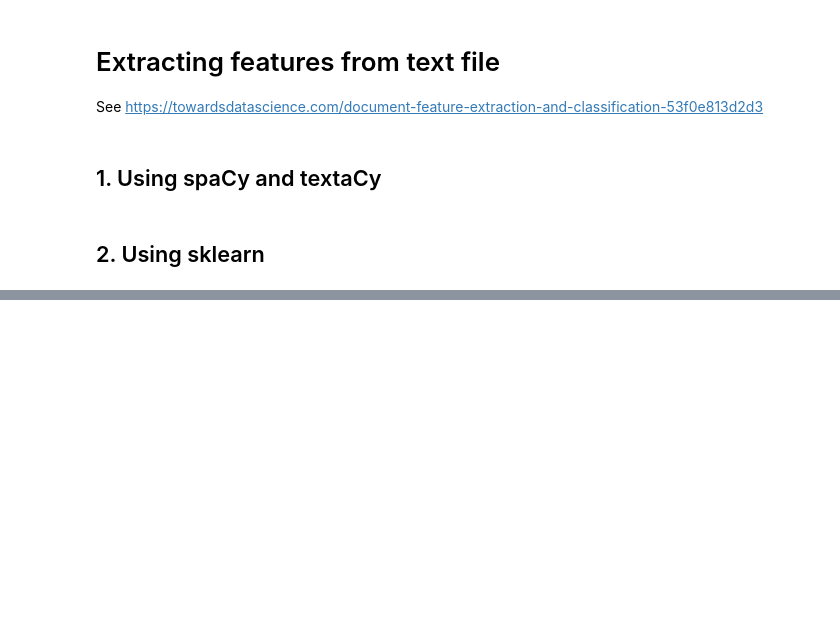
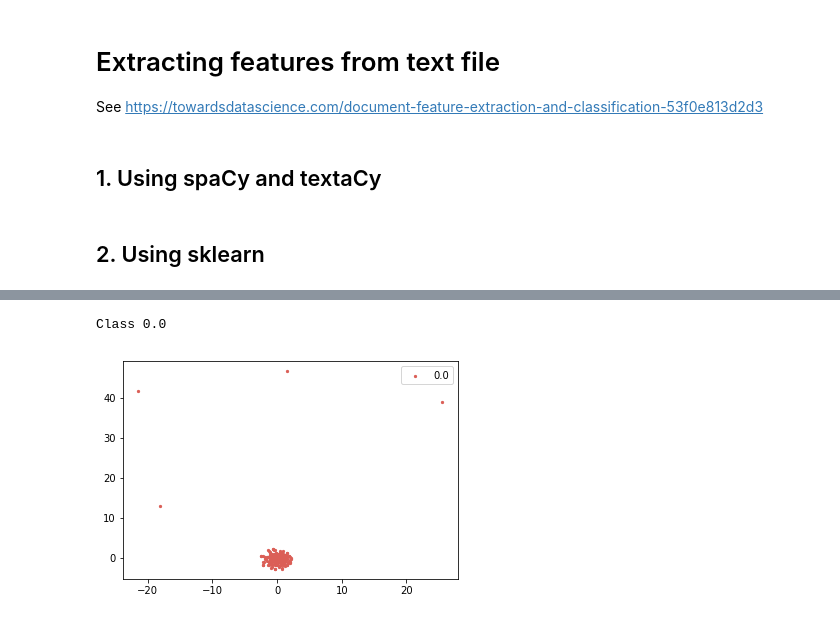
Before and after one commit to hubertjb/kesseca, a Jupyter notebook: scripts/feature_extraction_tsne.ipynb, the cells around one changed output, grey strips where cells are left out. Cells and saved outputs as stored; diff of their text form; code cells hidden in the pictures; blank space fills up the shorter version.

```diff
--- a/scripts/feature_extraction_tsne.ipynb
+++ b/scripts/feature_extraction_tsne.ipynb
@@ -184,0 +285,7 @@ Class 1.0
+# %%
+# Load the JSON files
+data = []
+
+for path in filepaths:
+    with codecs.open(path, 'r', encoding='utf8') as f:  # ,
+        data.append(json.load(f))
@@ -184,0 +294,11 @@ Class 1.0
+# %%
+%%time
+outlet = data[0]['articles']['results']
+docs = []
+
+for i, article in enumerate(outlet):
+    print('Parsing article {}/{}...'.format(i + 1, len(outlet)))
+    metadata = {'title': article['title'],
+                 'date': article['date']}
+    docs.append(textacy.Doc(content=article['body'], metadata=metadata,
+                            lang='en'))
@@ -184,0 +323,2 @@ Class 1.0
+# %%
+corpus = textacy.Corpus(lang='en', docs=docs)
@@ -184,0 +327,11 @@ Class 1.0
+# %%
+tsne_args = {'n_components': 2,
+             'perplexity': 50,
+             'learning_rate': 10,
+             'verbose': 1,
+             'random_state':0,
+             'angle': 0.5,
+             'init': 'random',
+             'n_iter': 5000}
+
+coords = fit_tsne_on_corpus2(corpus, tsne_args=tsne_args)
@@ -184,0 +346,5 @@ Class 1.0
+# %%
+plot_coords(coords)  #, labels=fake_labels.reshape(-1,))
+# %% [output]
+Class 0.0
+[figure, added]
```
Also changed, not shown: parts of 23 cells of this notebook.
